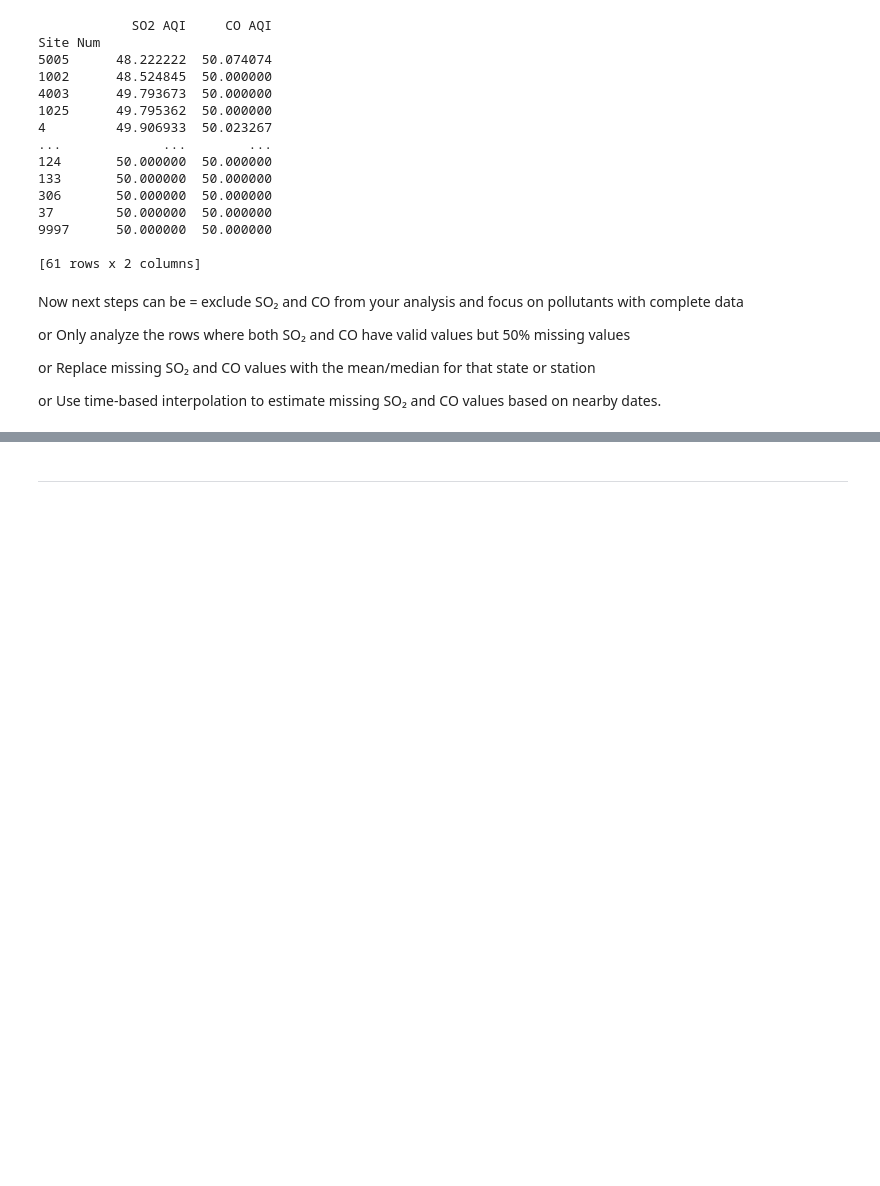
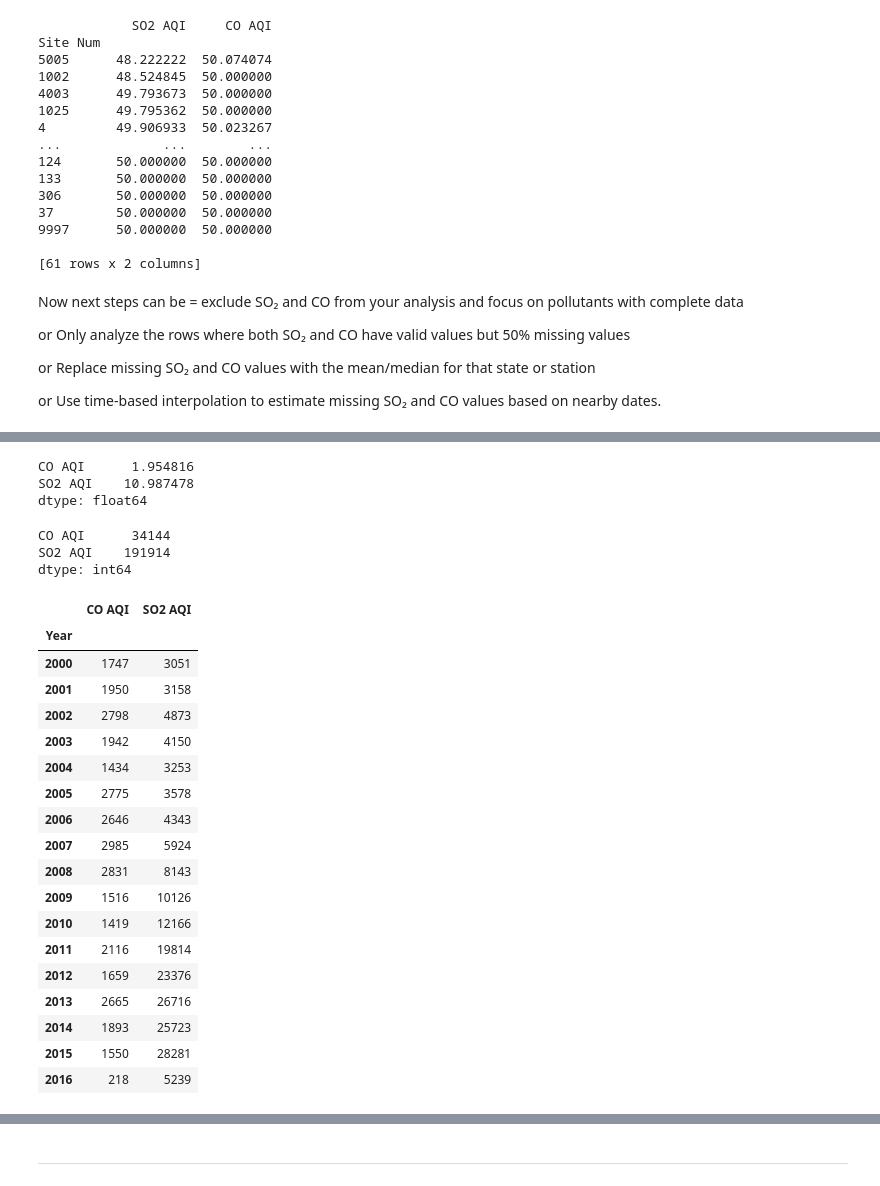
Before and after one commit to tamikamqhum/March_Team_Project, a Jupyter notebook: jupyter_notebooks/Notebook_Template.ipynb, the cells around one changed output, grey strips where cells are left out. Saved outputs shown, nothing was run; the diff lists cells and outputs as text; code cells hidden in the pictures; blank space fills up the shorter version.

```diff
--- a/jupyter_notebooks/Notebook_Template.ipynb
+++ b/jupyter_notebooks/Notebook_Template.ipynb
@@ -308,0 +322,39 @@ or Use time-based interpolation to estimate missing SO₂ and CO values based on
+# %%
+zero_percent = (pollution[["CO AQI", "SO2 AQI"]] == 0).mean() * 100
+print(zero_percent)
+# checking what percentage of the aqi's are 0 if there are any
+# %% [output]
+CO AQI      1.954816
+SO2 AQI    10.987478
+dtype: float64
+# %%
+zero_counts = (pollution[["CO AQI", "SO2 AQI"]] == 0).sum()
+print(zero_counts)
+# showing exactly how many times 0 appears for AQI's
+# %% [output]
+CO AQI      34144
+SO2 AQI    191914
+dtype: int64
+# %%
+pollution.groupby("Year")[["CO AQI", "SO2 AQI"]].apply(lambda x: (x == 0).sum())
+# checking for how many zero values there are per year
+# %% [output]
+|  | CO AQI | SO2 AQI |
+| Year |  |  |
+| 2000 | 1747 | 3051 |
+| 2001 | 1950 | 3158 |
+| 2002 | 2798 | 4873 |
+| 2003 | 1942 | 4150 |
+| 2004 | 1434 | 3253 |
+| 2005 | 2775 | 3578 |
+| 2006 | 2646 | 4343 |
+| 2007 | 2985 | 5924 |
+| 2008 | 2831 | 8143 |
+| 2009 | 1516 | 10126 |
+| 2010 | 1419 | 12166 |
+| 2011 | 2116 | 19814 |
+| 2012 | 1659 | 23376 |
+| 2013 | 2665 | 26716 |
+| 2014 | 1893 | 25723 |
+| 2015 | 1550 | 28281 |
+| 2016 | 218 | 5239 |
```
Also changed, not shown: parts of 4 cells of this notebook.
